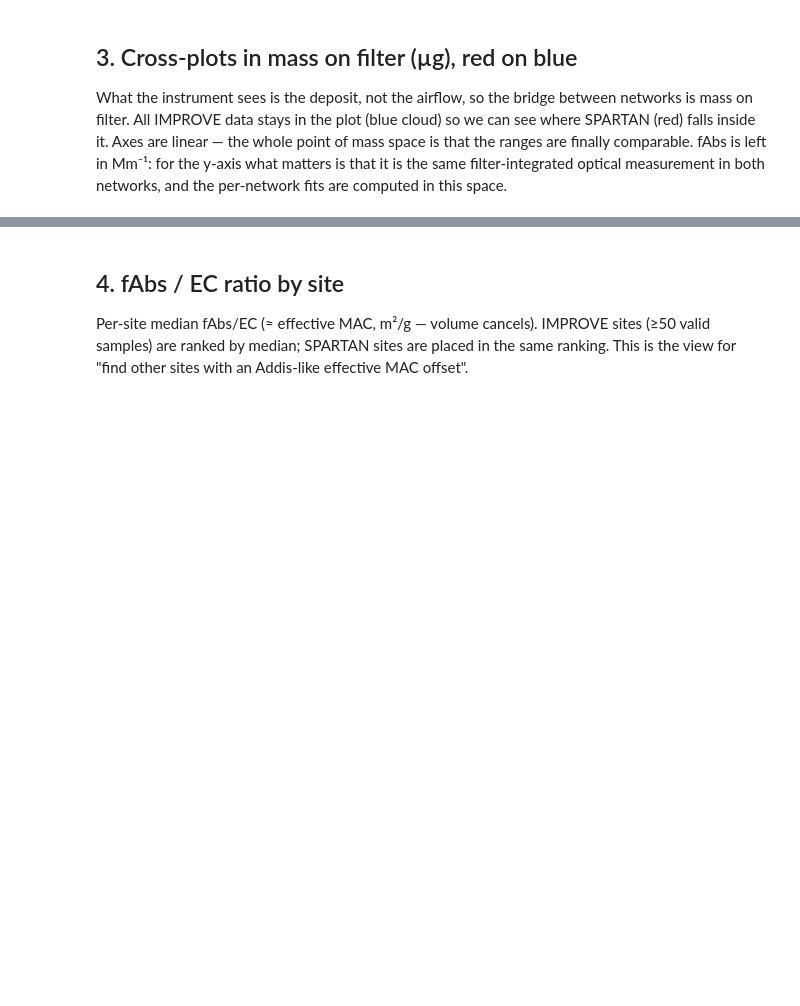
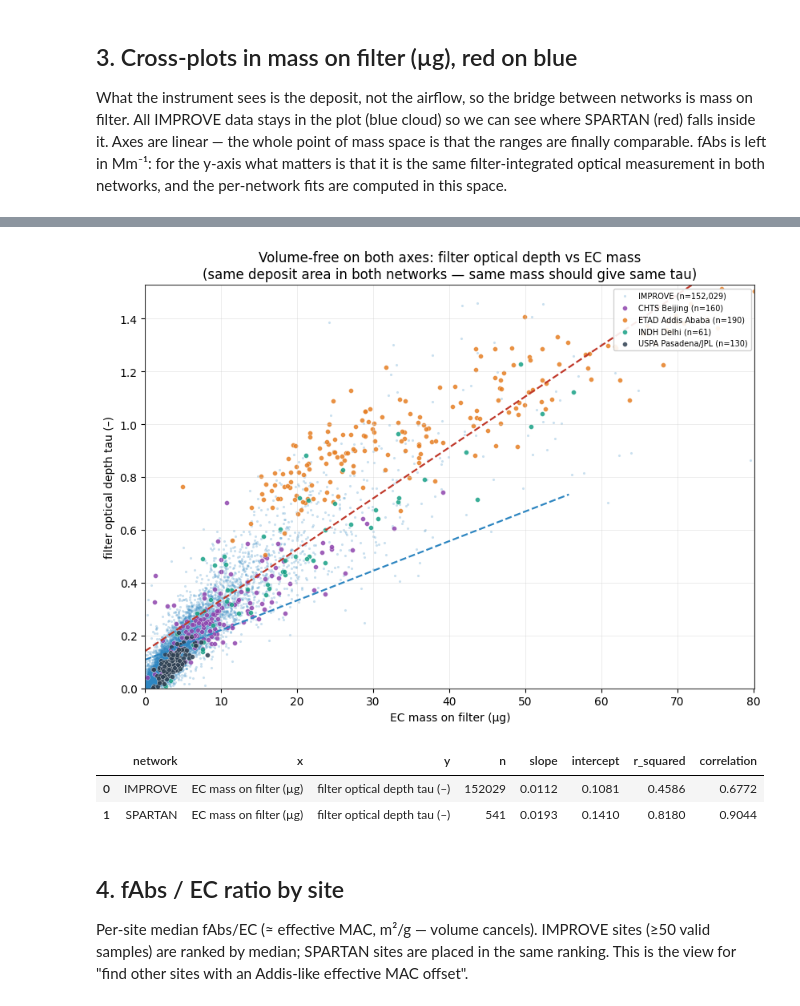
Before and after one commit to ahzs645/aethmodular, a Jupyter notebook: research/spartan/follow_up_mass_and_ratio_plots.ipynb, the cells around one changed output, grey strips where cells are left out. Saved outputs shown, nothing was run; the diff lists cells and outputs as text; code cells hidden in the pictures; blank space fills up the shorter version.

Commit message:
Execute follow-up plots notebook with tau view, findings, and output artifacts
https://claude.ai/code/session_0181NeXBFgEsAQ6BuqGAixrN

```diff
--- a/research/spartan/follow_up_mass_and_ratio_plots.ipynb
+++ b/research/spartan/follow_up_mass_and_ratio_plots.ipynb
@@ -71,7 +71,7 @@ TAB_DIR.mkdir(parents=True, exist_ok=True)
 
 NET_COLORS = {"SPARTAN": "#C0392B", "IMPROVE": "#2E86C1"}
 SITE_COLORS = {"CHTS": "#8E44AD", "ETAD": "#E67E22", "INDH": "#16A085",
-               "USPA": "#2C3E50", "ETBI": "#D35400"}
+               "USPA": "#2C3E50", "ETBI": "#943126"}
 SITE_NAMES = {"CHTS": "Beijing", "ETAD": "Addis Ababa", "INDH": "Delhi",
               "USPA": "Pasadena/JPL", "ETBI": "Bishoftu"}
 MIN_SITE_N = 50          # min samples for an IMPROVE site to enter the per-site ratio views
@@ -273,3 +301,29 @@ and blue dashed lines would lie on top of each other.
+# %%
+IMPROVE_AREA_CM2 = 3.5
+SPARTAN_AREA_CM2 = 3.53
+
+# tau = fAbs[Mm^-1 = 1e-6 m^-1] * V[m^3] / A[m^2]  (dimensionless optical depth)
+imp["tau_filter"] = imp["fAbs_Val"] * 1e-6 * imp["volume_m3"] / (IMPROVE_AREA_CM2 * 1e-4)
+sp_pairs["tau_filter"] = sp_pairs["HIPS_Fabs"] * 1e-6 * sp_pairs["Volume_m3"] / (SPARTAN_AREA_CM2 * 1e-4)
+
+fig, ax = plt.subplots(figsize=(8.5, 6.2))
+tau_fits = scatter_mass(ax, imp["EC_mass_ug"], imp["tau_filter"],
+                        sp_pairs, "EC_mass_ug", "tau_filter",
+                        "EC mass on filter (µg)", "filter optical depth tau (–)")
+ax.set_title("Volume-free on both axes: filter optical depth vs EC mass\n"
+             "(same deposit area in both networks — same mass should give same tau)")
+fig.tight_layout()
+fig.savefig(FIG_DIR / "fig01b_tau_vs_ec_mass.png", dpi=200, bbox_inches="tight")
+plt.show()
+
+tau_fits = pd.DataFrame(tau_fits)
+tau_fits.to_csv(TAB_DIR / "tau_vs_ec_mass_fits.csv", index=False)
+tau_fits.round(4)
+# %% [output]
+[figure, added]
+|  | network | x | y | n | slope | intercept | r_squared | correlation |
+| 0 | IMPROVE | EC mass on filter (µg) | filter optical depth tau (–) | 152029 | 0.0112 | 0.1081 | 0.4586 | 0.6772 |
+| 1 | SPARTAN | EC mass on filter (µg) | filter optical depth tau (–) | 541 | 0.0193 | 0.1410 | 0.8180 | 0.9044 |
 # %% [markdown]
 ## 4. fAbs / EC ratio by site
 
```
Also changed, not shown: parts of 15 cells of this notebook, 14 other files.
